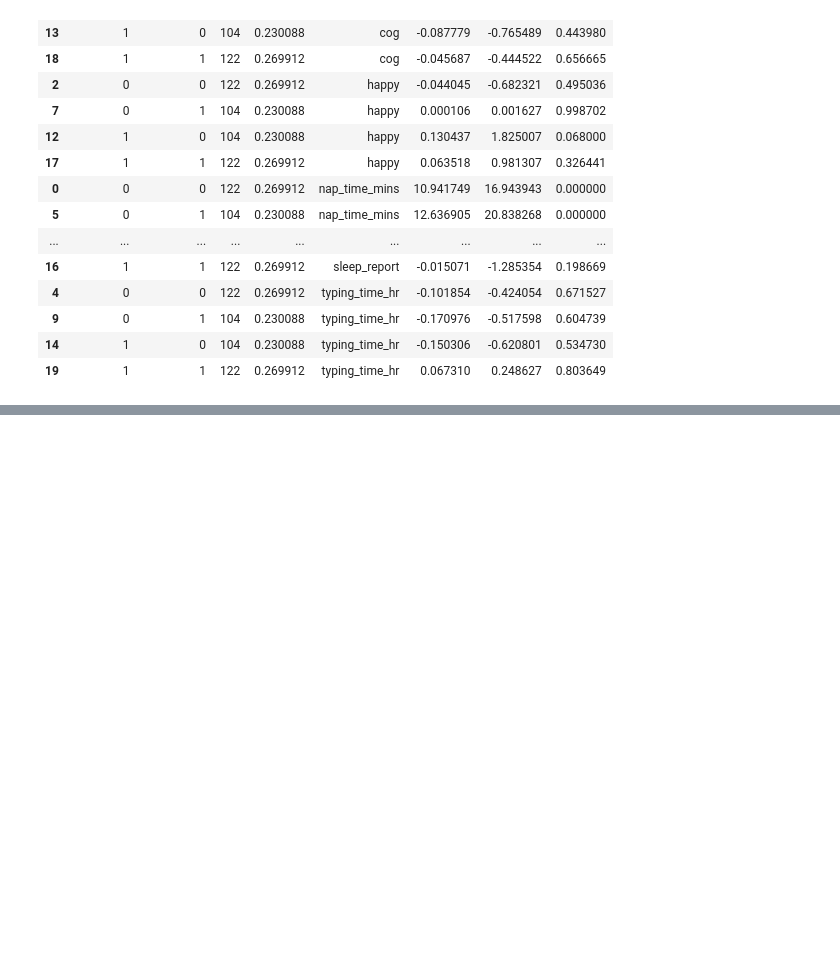
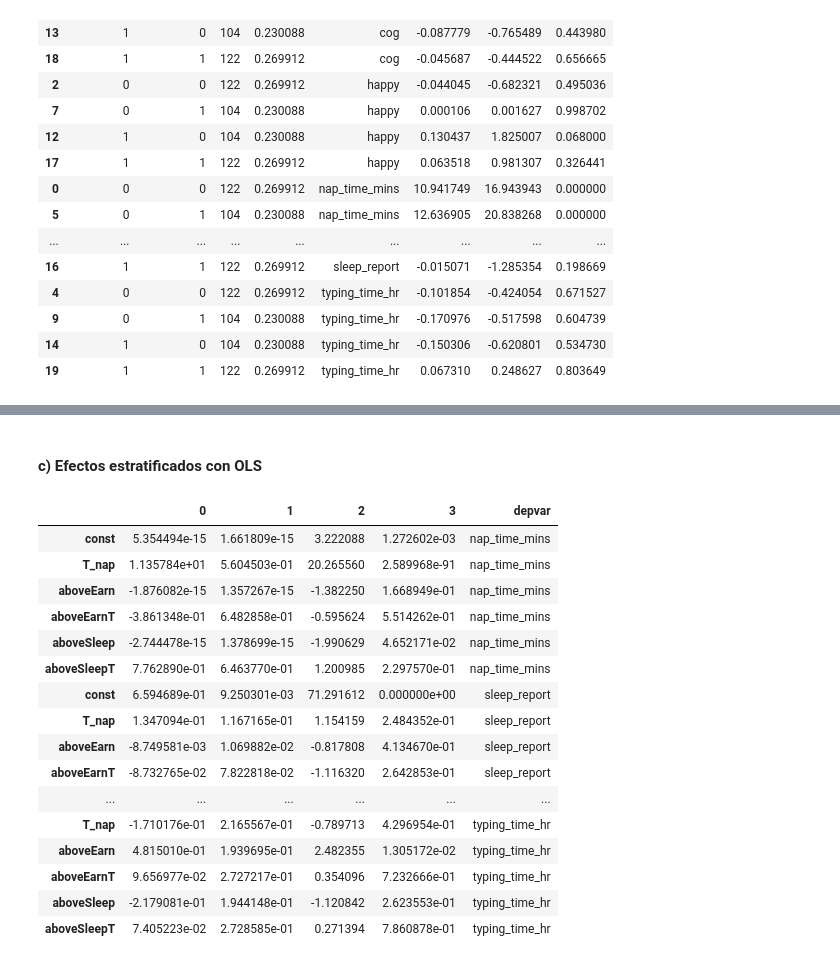
Before and after one commit to ArturoSbr/EmtrAp-hw01, a Jupyter notebook: cod/main.ipynb, the cells around one changed output, grey strips where cells are left out. Saved outputs shown, nothing was run; the diff lists cells and outputs as text; code cells hidden in the pictures; blank space fills up the shorter version.

```diff
--- a/cod/main.ipynb
+++ b/cod/main.ipynb
@@ -306,0 +319,36 @@ t
+# %% [markdown]
+#### c) Efectos estratificados con OLS
+# %%
+# Declarar columnas necesarias
+d2['const'] = 1
+d2[['aboveEarnT','aboveSleepT']] = d2[['aboveEarn','aboveSleep']].multiply(d2['T_nap'], axis=0)
+
+# Variables independientes
+X = ['const','T_nap','aboveEarn','aboveEarnT','aboveSleep','aboveSleepT']
+
+# Regresiones
+d = []
+for y in Y:
+    m = OLS(endog=d2[y], exog=d2[X], missing='drop').fit(cov_type='HC2')
+    d.append(pd.concat([m.params, m.bse, m.tvalues, m.pvalues], axis=1).assign(depvar=y))
+
+# A tabla
+pd.concat(d, axis=0)
+# %% [output]
+|  | 0 | 1 | 2 | 3 | depvar |
+| const | 5.354494e-15 | 1.661809e-15 | 3.222088 | 1.272602e-03 | nap_time_mins |
+| T_nap | 1.135784e+01 | 5.604503e-01 | 20.265560 | 2.589968e-91 | nap_time_mins |
+| aboveEarn | -1.876082e-15 | 1.357267e-15 | -1.382250 | 1.668949e-01 | nap_time_mins |
+| aboveEarnT | -3.861348e-01 | 6.482858e-01 | -0.595624 | 5.514262e-01 | nap_time_mins |
+| aboveSleep | -2.744478e-15 | 1.378699e-15 | -1.990629 | 4.652171e-02 | nap_time_mins |
+| aboveSleepT | 7.762890e-01 | 6.463770e-01 | 1.200985 | 2.297570e-01 | nap_time_mins |
+| const | 6.594689e-01 | 9.250301e-03 | 71.291612 | 0.000000e+00 | sleep_report |
+| T_nap | 1.347094e-01 | 1.167165e-01 | 1.154159 | 2.484352e-01 | sleep_report |
+| aboveEarn | -8.749581e-03 | 1.069882e-02 | -0.817808 | 4.134670e-01 | sleep_report |
+| aboveEarnT | -8.732765e-02 | 7.822818e-02 | -1.116320 | 2.642853e-01 | sleep_report |
+| ... | ... | ... | ... | ... | ... |
+| T_nap | -1.710176e-01 | 2.165567e-01 | -0.789713 | 4.296954e-01 | typing_time_hr |
+| aboveEarn | 4.815010e-01 | 1.939695e-01 | 2.482355 | 1.305172e-02 | typing_time_hr |
+| aboveEarnT | 9.656977e-02 | 2.727217e-01 | 0.354096 | 7.232666e-01 | typing_time_hr |
+| aboveSleep | -2.179081e-01 | 1.944148e-01 | -1.120842 | 2.623553e-01 | typing_time_hr |
+| aboveSleepT | 7.405223e-02 | 2.728585e-01 | 0.271394 | 7.860878e-01 | typing_time_hr |
```
Also changed, not shown: parts of 2 cells of this notebook.
